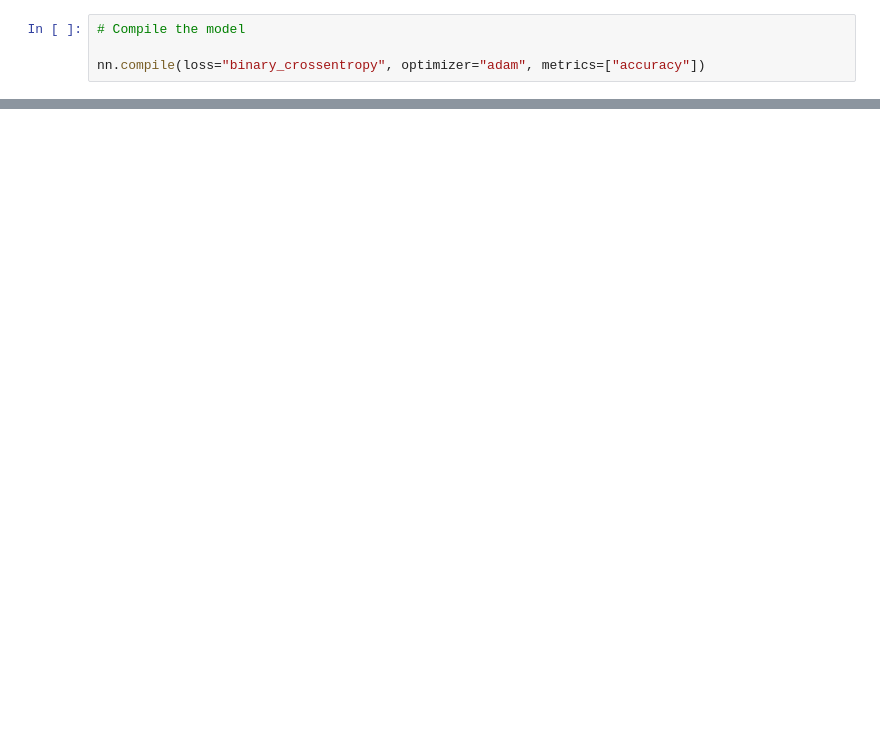
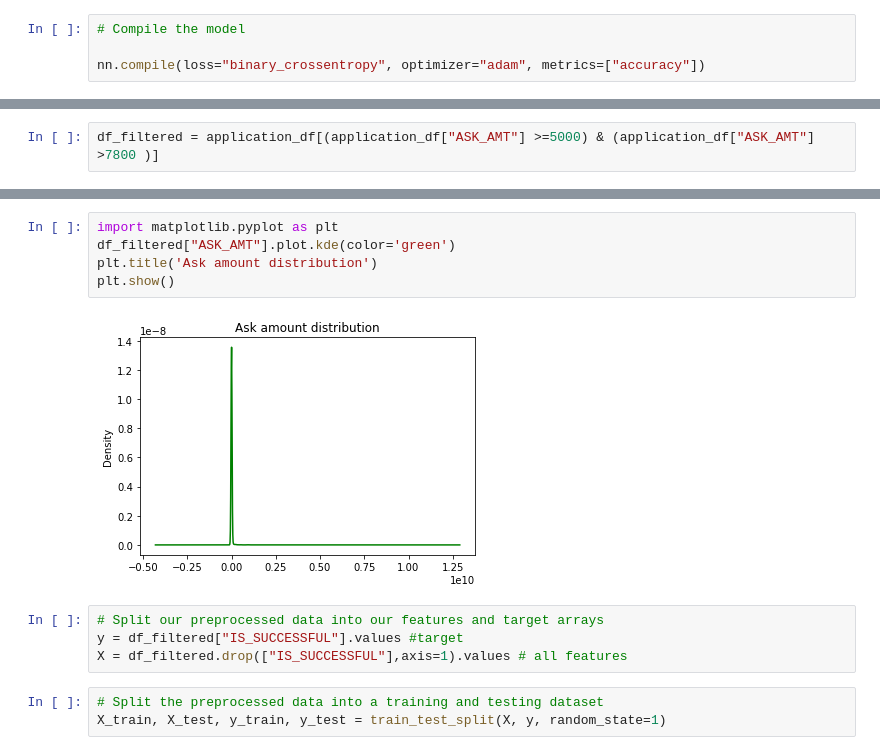
Before and after one commit to reachme1212/Neural_Network_Charity_Analysis, a Jupyter notebook: AlphabetSoupCharity.ipynb, the cells around one changed output, grey strips where cells are left out. Saved outputs shown, nothing was run; the diff lists cells and outputs as text; blank space fills up the shorter version.

```diff
--- a/AlphabetSoupCharity.ipynb
+++ b/AlphabetSoupCharity.ipynb
@@ -514,0 +596,2 @@ Loss: 0.5564496517181396, Accuracy: 0.7286297082901001
+# %%
+df_filtered = application_df[(application_df["ASK_AMT"] >=5000) & (application_df["ASK_AMT"] >7800 )]
@@ -514,0 +614,14 @@ Loss: 0.5564496517181396, Accuracy: 0.7286297082901001
+# %%
+import matplotlib.pyplot as plt
+df_filtered["ASK_AMT"].plot.kde(color='green')
+plt.title('Ask amount distribution')
+plt.show()
+# %% [output]
+[figure, added]
+# %%
+# Split our preprocessed data into our features and target arrays
+y = df_filtered["IS_SUCCESSFUL"].values #target
+X = df_filtered.drop(["IS_SUCCESSFUL"],axis=1).values # all features
+# %%
+# Split the preprocessed data into a training and testing dataset
+X_train, X_test, y_train, y_test = train_test_split(X, y, random_state=1)
```
Also changed, not shown: parts of 23 cells of this notebook, 1 other file.
